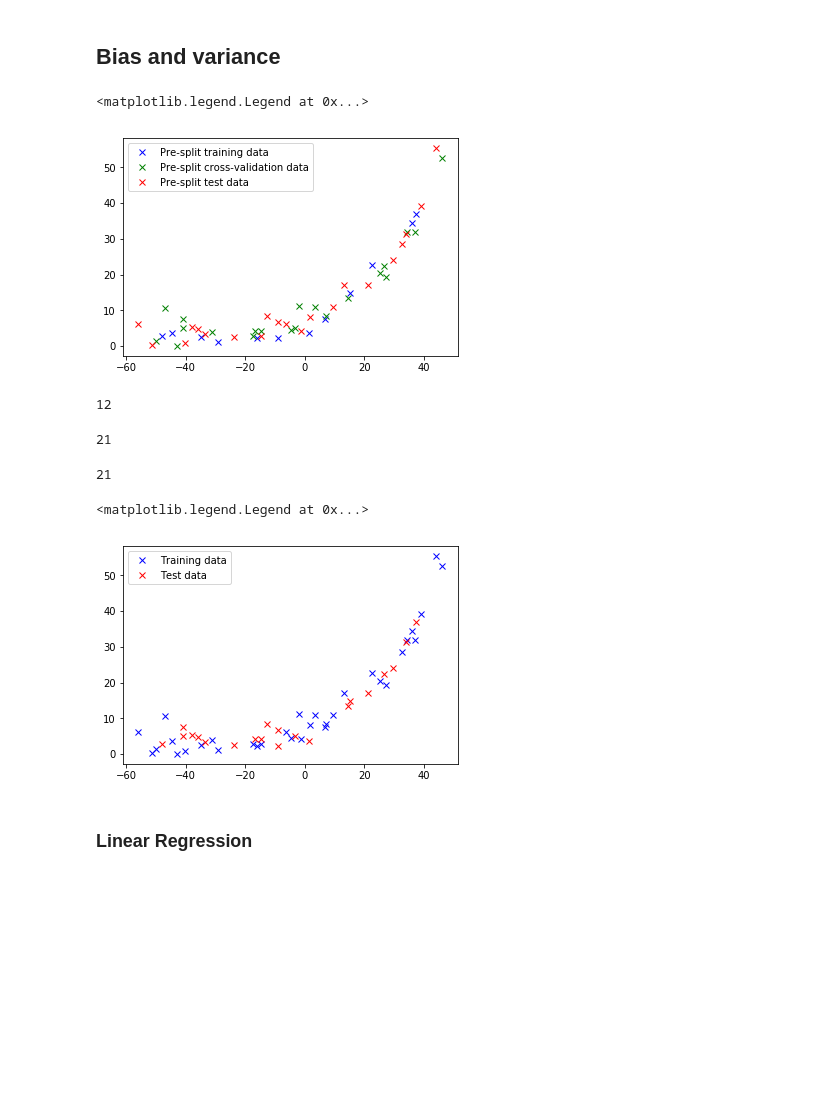
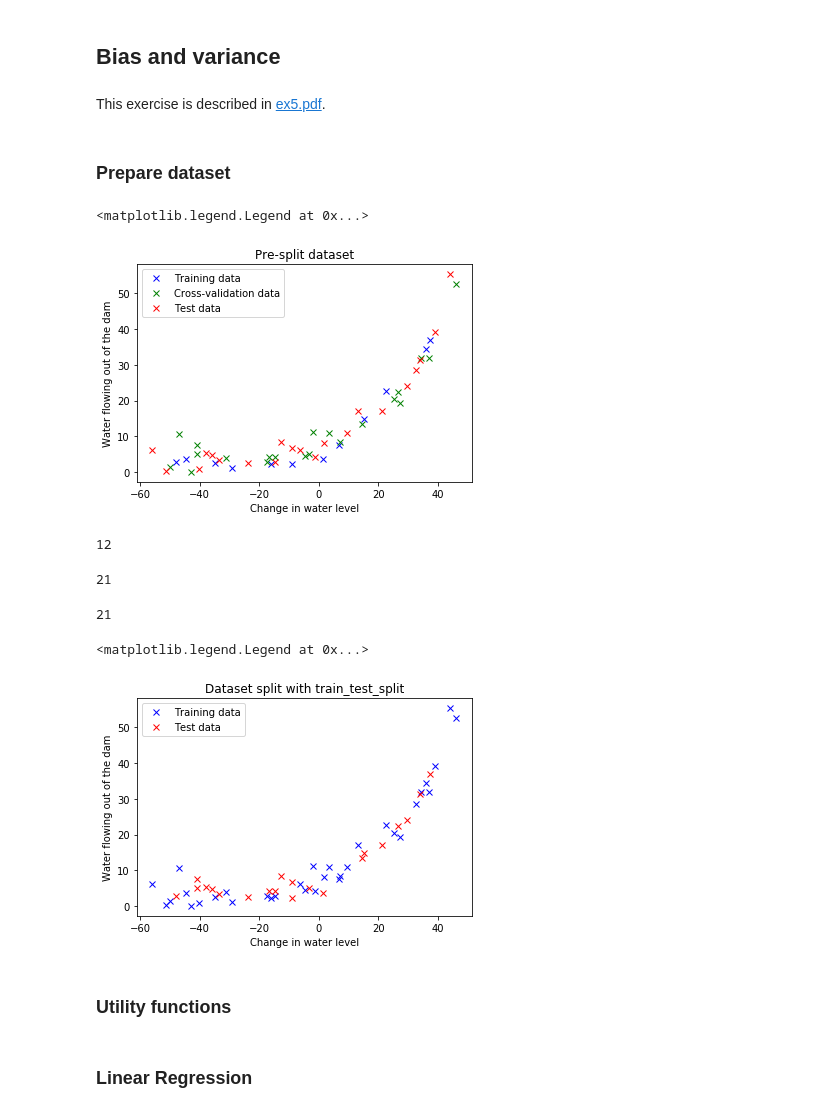
Before and after one commit to krasserm/machine-learning-notebooks, a Jupyter notebook: ml-ex5.ipynb, the cells around one changed output. Saved outputs shown, nothing was run; the diff lists cells and outputs as text; code cells hidden in the pictures; blank space fills up the shorter version.

Commit message:
Exercise 5 enhancements

```diff
--- a/ml-ex5.ipynb
+++ b/ml-ex5.ipynb
@@ -1,5 +1,7 @@
 # %% [markdown]
 ## Bias and variance
+# %% [markdown]
+This exercise is described in [ex5.pdf](data/ml-ex5/ex5.pdf).
 # %%
 import numpy as np
 import scipy.io as sio
@@ -11,4 +13,6 @@ from sklearn.pipeline import Pipeline
 from sklearn.preprocessing import PolynomialFeatures, StandardScaler
 
 %matplotlib inline
+# %% [markdown]
+### Prepare dataset
 # %%
@@ -23,23 +31,30 @@ y_cval_0 = data['yval']
 X_test_0 = data['Xtest']
 y_test_0 = data['ytest']
 # %%
-plt.plot(X_train_0, y_train_0, 'bx', label='Pre-split training data')
-plt.plot(X_cval_0, y_cval_0, 'gx', label='Pre-split cross-validation data')
-plt.plot(X_test_0, y_test_0, 'rx', label='Pre-split test data')
+# Plot the three pre-split datasets
+plt.plot(X_train_0, y_train_0, 'bx', label='Training data')
+plt.plot(X_cval_0, y_cval_0, 'gx', label='Cross-validation data')
+plt.plot(X_test_0, y_test_0, 'rx', label='Test data')
+plt.xlabel('Change in water level')
+plt.ylabel('Water flowing out of the dam')
+plt.title('Pre-split dataset')
 plt.legend()
 # %% [output]
 <matplotlib.legend.Legend at 0x...>
-[figure, old version]
+[figure, new version]
-# %%
-X_train_0.shape[0]
-# %% [output]
-12
-# %%
-X_cval_0.shape[0]
-# %% [output]
-21
-# %%
-X_test_0.shape[0]
-# %% [output]
-21
+# %%
+# Number of training data
+X_train_0.shape[0]
+# %% [output]
+12
+# %%
+# Number of cross validation data
+X_cval_0.shape[0]
+# %% [output]
+21
+# %%
+# Number of test data
+X_test_0.shape[0]
+# %% [output]
+21
 # %%
@@ -51,8 +67,12 @@ y = np.concatenate([y_train_0, y_cval_0, y_test_0]).ravel()
 X_train, X_test, y_train, y_test = train_test_split(X, y, test_size=21, random_state=42)
 # %%
+# Plot the datasets obtained with train_test_split
 plt.plot(X_train, y_train, 'bx', label='Training data')
 plt.plot(X_test, y_test, 'rx', label='Test data')
+plt.xlabel('Change in water level')
+plt.ylabel('Water flowing out of the dam')
+plt.title('Dataset split with train_test_split')
 plt.legend()
 # %% [output]
 <matplotlib.legend.Legend at 0x...>
-[figure, old version]
+[figure, new version]
@@ -66,0 +79,2 @@ def plot_training_and_prediction_data(X_train, y_train, X_pred, y_pred, title=''
+# %% [markdown]
+### Utility functions
```
Also changed, not shown: parts of 27 cells of this notebook.
